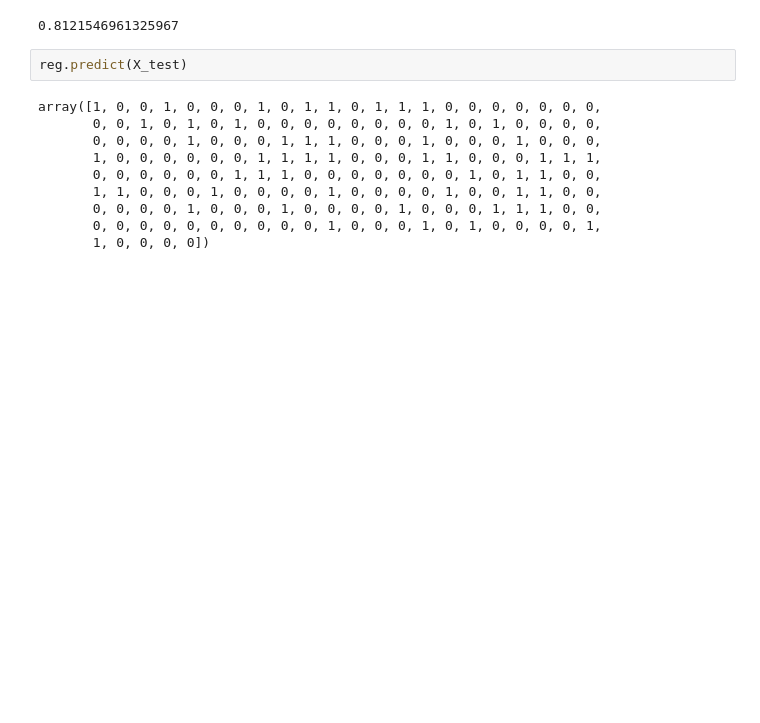
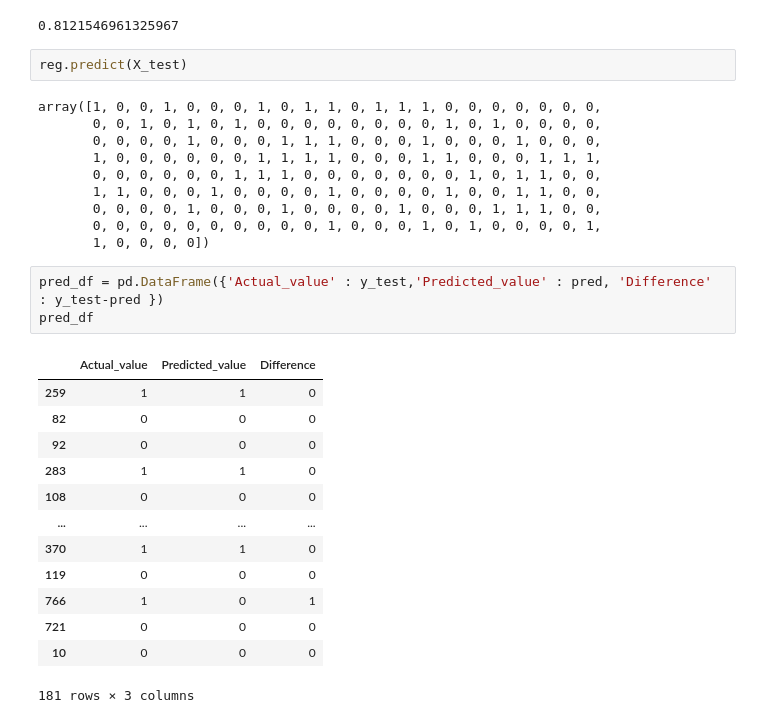
Before and after one commit to sachinkavindaa/Machine-learning-with-Python, a Jupyter notebook: ML/Diabetes/Logistic Regression/Diabates_LogisticRegression.ipynb, the cells around one changed output. Drawn from its saved outputs; the diff is of its cells as text; blank space fills up the shorter version.

```diff
--- a/ML/Diabetes/Logistic Regression/Diabates_LogisticRegression.ipynb
+++ b/ML/Diabetes/Logistic Regression/Diabates_LogisticRegression.ipynb
@@ -190,3 +195,20 @@ array([1, 0, 0, 1, 0, 0, 0, 1, 0, 1, 1, 0, 1, 1, 1, 0, 0, 0, 0, 0, 0, 0,
        0, 0, 0, 0, 1, 0, 0, 0, 1, 0, 0, 0, 0, 1, 0, 0, 0, 1, 1, 1, 0, 0,
        0, 0, 0, 0, 0, 0, 0, 0, 0, 0, 1, 0, 0, 0, 1, 0, 1, 0, 0, 0, 0, 1,
        1, 0, 0, 0, 0])
+# %%
+pred_df = pd.DataFrame({'Actual_value' : y_test,'Predicted_value' : pred, 'Difference' : y_test-pred })
+pred_df
+# %% [output]
+|  | Actual_value | Predicted_value | Difference |
+| 259 | 1 | 1 | 0 |
+| 82 | 0 | 0 | 0 |
+| 92 | 0 | 0 | 0 |
+| 283 | 1 | 1 | 0 |
+| 108 | 0 | 0 | 0 |
+| ... | ... | ... | ... |
+| 370 | 1 | 1 | 0 |
+| 119 | 0 | 0 | 0 |
+| 766 | 1 | 0 | 1 |
+| 721 | 0 | 0 | 0 |
+| 10 | 0 | 0 | 0 |
+181 rows × 3 columns
```
Also changed, not shown: parts of 4 cells of this notebook, 6 other files.
